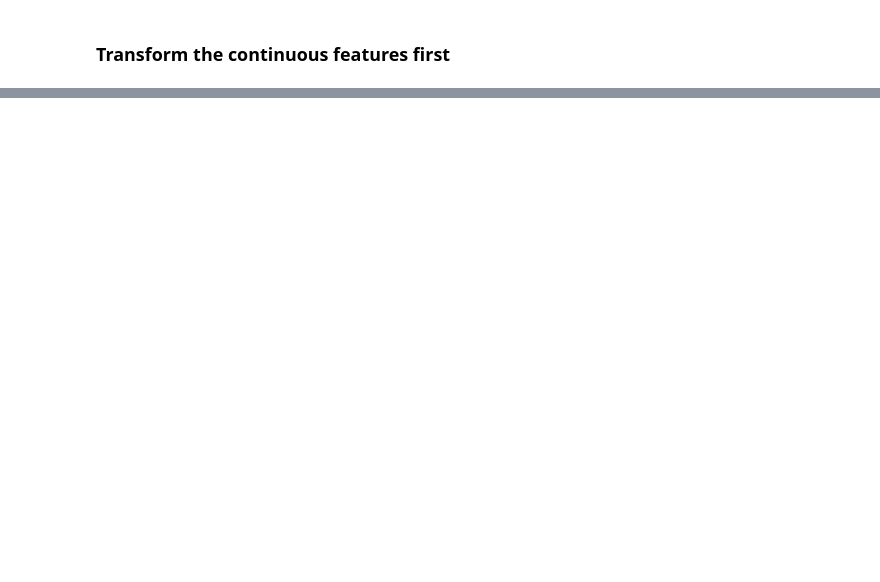
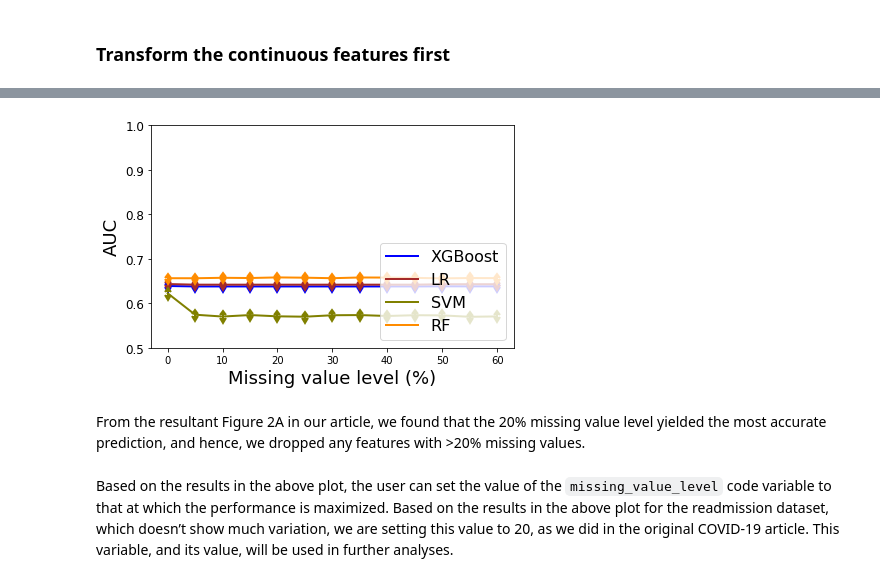
Before and after one commit to SBCNY/Clinical-predictors-of-COVID-19-mortality, a Jupyter notebook: Clinical_predictor_notebook.ipynb, the cells around one changed output, grey strips where cells are left out. Cells and saved outputs as stored; diff of their text form; code cells hidden in the pictures; blank space fills up the shorter version.

```diff
--- a/Clinical_predictor_notebook.ipynb
+++ b/Clinical_predictor_notebook.ipynb
@@ -1378,0 +355,45 @@ fig1.savefig(plot_path+'Figure3.tif', bbox_inches="tight", dpi=600, pil_kwargs={
+# %%
+plt.figure(figsize=(6,4))
+import numpy as np
+import matplotlib.pyplot as plt
+
+#plt.subplot(325)
+x = missing_percentages
+
+RF_auc = df_AUC_rf.mean()
+RF_auc_etd_er = df_AUC_rf.sem(axis = 0)
+LR_auc = df_AUC_lr.mean()
+LR_auc_etd_er = df_AUC_lr.sem(axis = 0)
+SVM_auc = df_AUC_svm.mean()
+SVM_auc_etd_er = df_AUC_svm.sem(axis = 0)
+XGB_auc = df_AUC_xgb.mean()
+XGB_auc_etd_er = df_AUC_xgb.sem(axis = 0)
+
+plt.plot(x, XGB_auc,'b-',label='XGB',linewidth=2,markersize = 10)
+plt.errorbar(x, XGB_auc, yerr=XGB_auc_etd_er, fmt='',linestyle='None', ecolor='b', linewidth=2,capthick=2, uplims=True, lolims=True)
+
+plt.plot(x, LR_auc,'-',color ='brown',label='LR',linewidth=2,markersize = 10)
+plt.errorbar(x, LR_auc, yerr=LR_auc_etd_er, fmt='',linestyle='None', ecolor='brown',linewidth=2, capthick=2, uplims=True, lolims=True)
+
+plt.plot(x, SVM_auc,'-',color ='olive',label='SVM',linewidth=2,markersize = 10)
+plt.errorbar(x, SVM_auc, yerr=SVM_auc_etd_er, fmt='',linestyle='None', ecolor='olive', linewidth=2,capthick=2, uplims=True, lolims=True)
+
+plt.plot(x, RF_auc,'-',color = 'darkorange',label='RF',linewidth=2,markersize = 10)
+plt.errorbar(x, RF_auc, yerr=RF_auc_etd_er, fmt='',linestyle='None', ecolor='darkorange',linewidth=2, capthick=2,uplims=True, lolims=True)
+
+plt.xlabel('Missing value level (%)', fontsize=18)
+# plt.xticks(np.arange(0, 61, step=5),fontsize=12)
+plt.yticks( fontsize=12)
+plt.ylabel('AUC', fontsize=18)
+plt.ylim([0.50,1.00])
+plt.legend(( 'XGBoost','LR', 'SVM','RF'), loc='lower right', fontsize=16)
+
+plt.tight_layout()
+# save the figure in tiff file
+plt.savefig(plot_path+"Figure_2A.tiff", dpi=600, format="tiff", pil_kwargs={"compression": "tiff_lzw"})
+# %% [output]
+[figure, added]
+# %% [markdown]
+From the resultant Figure 2A in our article, we found that the 20% missing value level yielded the most accurate prediction, and hence, we dropped any features with >20% missing values.
+# %% [markdown]
+Based on the results in the above plot, the user can set the value of the `missing_value_level` code variable to that at which the performance is maximized. Based on the results in the above plot for the readmission dataset, which doesn’t show much variation, we are setting this value to 20, as we did in the original COVID-19 article. This variable, and its value, will be used in further analyses.
```
Also changed, not shown: parts of 125 cells of this notebook, 1 other file.
